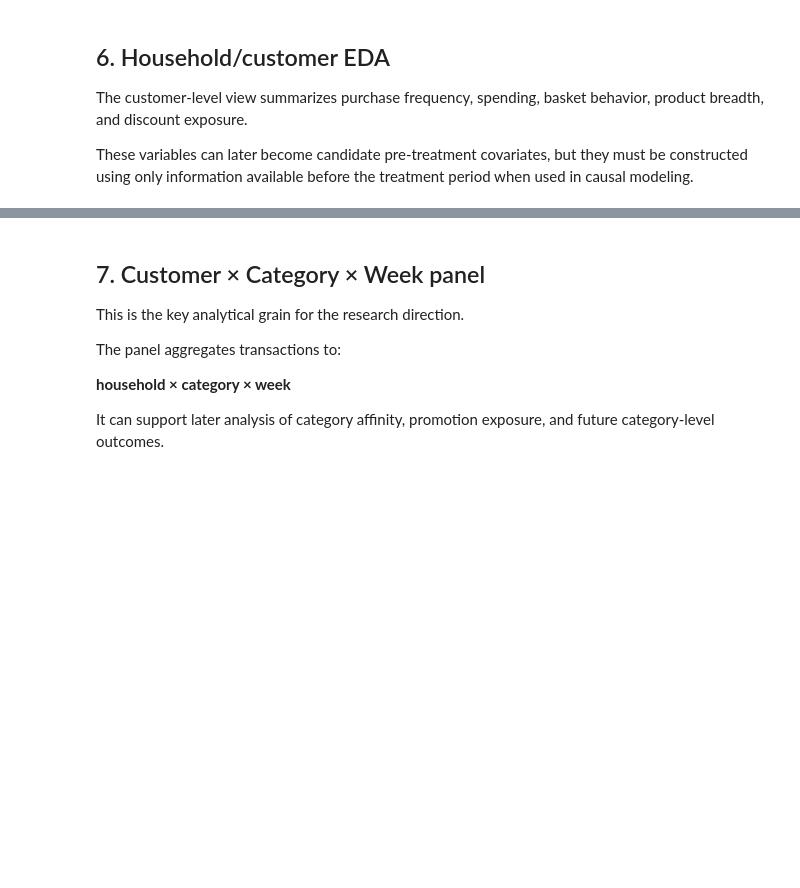
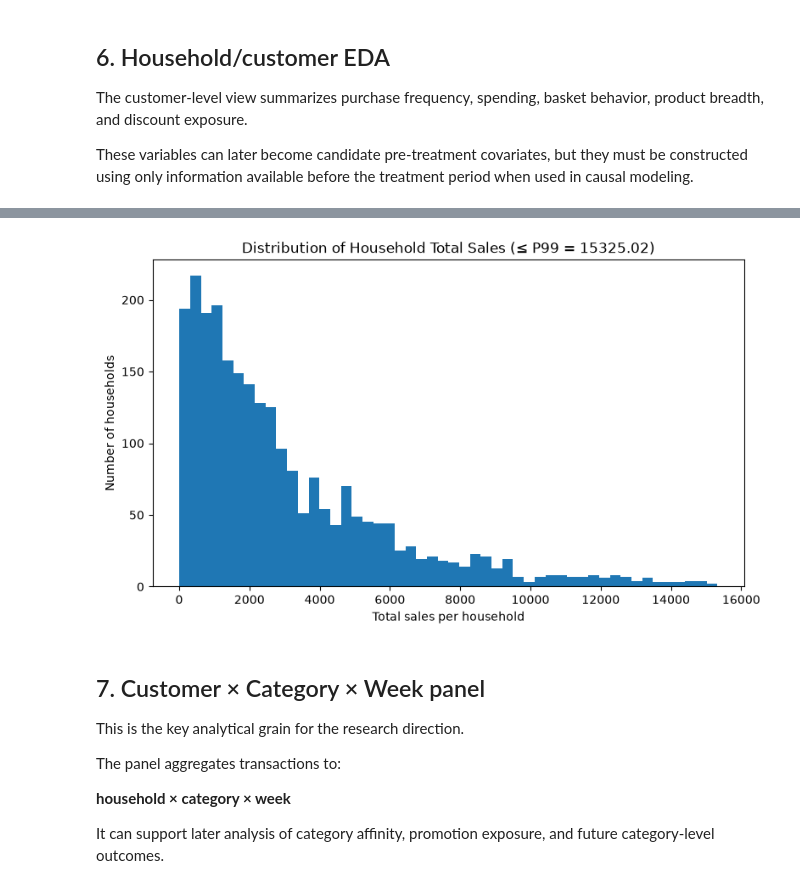
Before and after one commit to builetrongduc/26611-ecom, a Jupyter notebook: ecom/dunnhumby_complete_journey_eda.ipynb, the cells around one changed output, grey strips where cells are left out. Drawn from its saved outputs; the diff is of its cells as text; code cells hidden in the pictures; blank space fills up the shorter version.

```diff
--- a/ecom/dunnhumby_complete_journey_eda.ipynb
+++ b/ecom/dunnhumby_complete_journey_eda.ipynb
@@ -965,13 +971,3 @@ if tx is not None:
 | coupon_match_discount | 2,500.000 | -3.030 | 9.312 | -126.000 | -1.600 | -0.250 | 0.000 | 0.000 |
 | avg_basket_value | 2,500.000 | 31.621 | 19.055 | 2.388 | 18.329 | 27.417 | 40.546 | 165.829 |
 | avg_quantity_per_basket | 2,500.000 | 726.704 | 1,239.624 | 1.594 | 13.507 | 137.475 | 965.784 | 16,322.500 |
-# %%
-# 20. Household spending distribution
-
-if "household" in globals():
-    fig, ax = plt.subplots(figsize=(9, 5))
-    ax.hist(household["total_sales"], bins=100)
-    ax.set_title("Distribution of Household Total Sales")
-    ax.set_xlabel("Total sales")
-    ax.set_ylabel("Number of households")
-    plt.show()
@@ -979,0 +974,76 @@ if "household" in globals():
+# %%
+# 20. Household spending distribution
+#     - Save RAW frequency to CSV
+#     - Chart only values up to P99
+
+if "household" in globals():
+
+    # =========================================================
+    # 1. Household Total Sales
+    # =========================================================
+
+    household_sales = household["total_sales"].dropna()
+
+    # ---------------------------------------------------------
+    # RAW frequency
+    # Giữ toàn bộ dữ liệu, bao gồm cả outliers
+    # ---------------------------------------------------------
+
+    household_sales_freq = (
+        household_sales
+        .value_counts()
+        .rename_axis("total_sales")
+        .reset_index(name="frequency")
+        .sort_values(
+            by=["frequency", "total_sales"],
+            ascending=[False, True]
+        )
+        .reset_index(drop=True)
+    )
+
+    household_sales_freq.to_csv(
+        "household_total_sales_frequency_raw.csv",
+        index=False
+    )
+
+    print(
+        "Saved: household_total_sales_frequency_raw.csv"
+    )
+
+    # ---------------------------------------------------------
+    # P99 cho visualization
+    # ---------------------------------------------------------
+
+    household_sales_p99 = household_sales.quantile(0.99)
+
+    household_sales_chart = household_sales[
+        household_sales <= household_sales_p99
+    ]
+
+    print(f"P99 of household total sales: {household_sales_p99:.2f}")
+    print(
+        f"Households shown in chart: "
+        f"{len(household_sales_chart):,} / {len(household_sales):,}"
+    )
+
+    # ---------------------------------------------------------
+    # Histogram
+    # ---------------------------------------------------------
+
+    fig, ax = plt.subplots(figsize=(9, 5))
+
+    ax.hist(
+        household_sales_chart,
+        bins=50
+    )
+
+    ax.set_title(
+        f"Distribution of Household Total Sales "
+        f"(≤ P99 = {household_sales_p99:.2f})"
+    )
+
+    ax.set_xlabel("Total sales per household")
+    ax.set_ylabel("Number of households")
+
+    plt.show()
+# %% [output]
@@ -980,3 +1053,4 @@ if "household" in globals():
+[figure, added]
 # %% [markdown]
 ## 7. Customer × Category × Week panel
 
```
Also changed, not shown: parts of 7 cells of this notebook, 4 other files.
